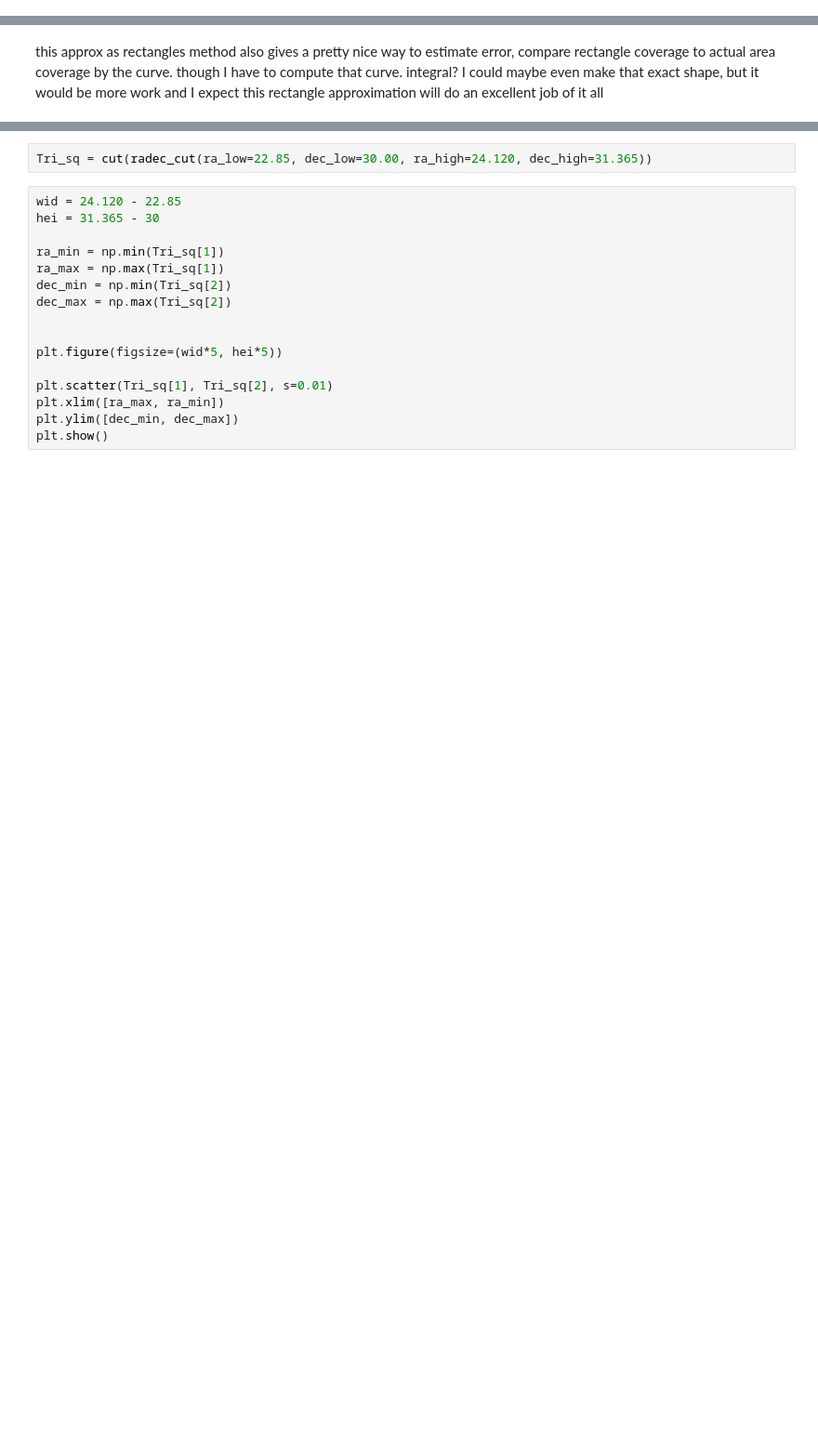
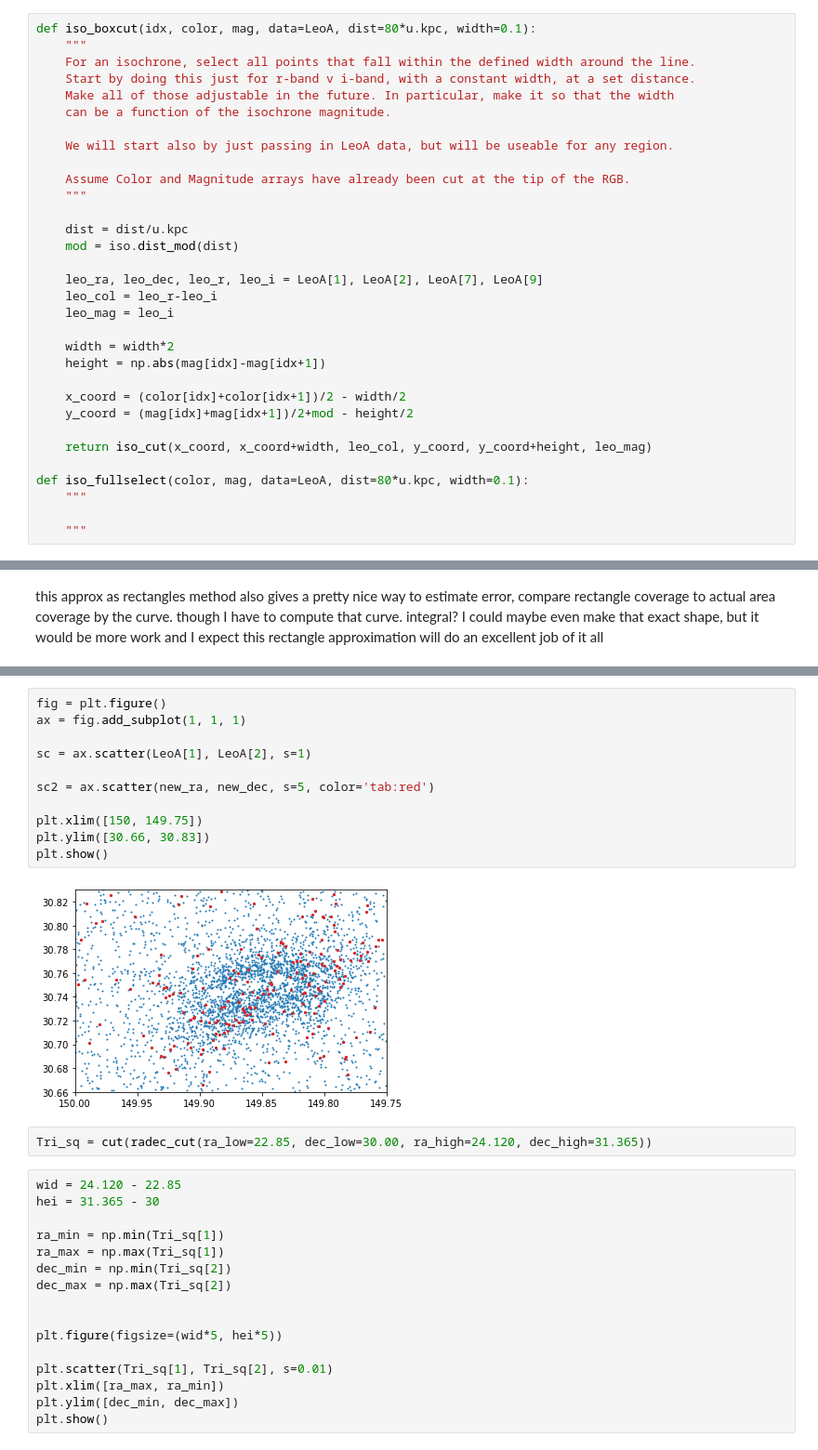
Before and after one commit to simon-et-smith/local-sats, a Jupyter notebook: unions_firsttests.ipynb, the cells around one changed output, grey strips where cells are left out. Shown at 93% size. Saved outputs shown, nothing was run; the diff lists cells and outputs as text; blank space fills up the shorter version.

```diff
--- a/unions_firsttests.ipynb
+++ b/unions_firsttests.ipynb
@@ -162,3 +171,35 @@ all_header, all_data = iso.open_create('1-13_02-0.dat')
 # %%
 gmag = all_data[3][:-5, 29]
 rmag = all_data[3][:-5, 30]
+# %%
+def iso_boxcut(idx, color, mag, data=LeoA, dist=80*u.kpc, width=0.1):
+    """
+    For an isochrone, select all points that fall within the defined width around the line.
+    Start by doing this just for r-band v i-band, with a constant width, at a set distance.
+    Make all of those adjustable in the future. In particular, make it so that the width
+    can be a function of the isochrone magnitude.
+
+    We will start also by just passing in LeoA data, but will be useable for any region.
+
+    Assume Color and Magnitude arrays have already been cut at the tip of the RGB.
+    """
+
+    dist = dist/u.kpc
+    mod = iso.dist_mod(dist)
+
+    leo_ra, leo_dec, leo_r, leo_i = LeoA[1], LeoA[2], LeoA[7], LeoA[9]
+    leo_col = leo_r-leo_i
+    leo_mag = leo_i
+
+    width = width*2
+    height = np.abs(mag[idx]-mag[idx+1])
+
+    x_coord = (color[idx]+color[idx+1])/2 - width/2
+    y_coord = (mag[idx]+mag[idx+1])/2+mod - height/2
+
+    return iso_cut(x_coord, x_coord+width, leo_col, y_coord, y_coord+height, leo_mag)
+
+def iso_fullselect(color, mag, data=LeoA, dist=80*u.kpc, width=0.1):
+    """
+
+    """
@@ -232,3 +409,16 @@ array([False, False, False, False, False, False, False, False, False,
+# %%
+fig = plt.figure()
+ax = fig.add_subplot(1, 1, 1)
+
+sc = ax.scatter(LeoA[1], LeoA[2], s=1)
+
+sc2 = ax.scatter(new_ra, new_dec, s=5, color='tab:red')
+
+plt.xlim([150, 149.75])
+plt.ylim([30.66, 30.83])
+plt.show()
+# %% [output]
+[figure, added]
 # %%
 Tri_sq = cut(radec_cut(ra_low=22.85, dec_low=30.00, ra_high=24.120, dec_high=31.365))
 # %%
```
Also changed, not shown: parts of 36 cells of this notebook, 1 other file.
